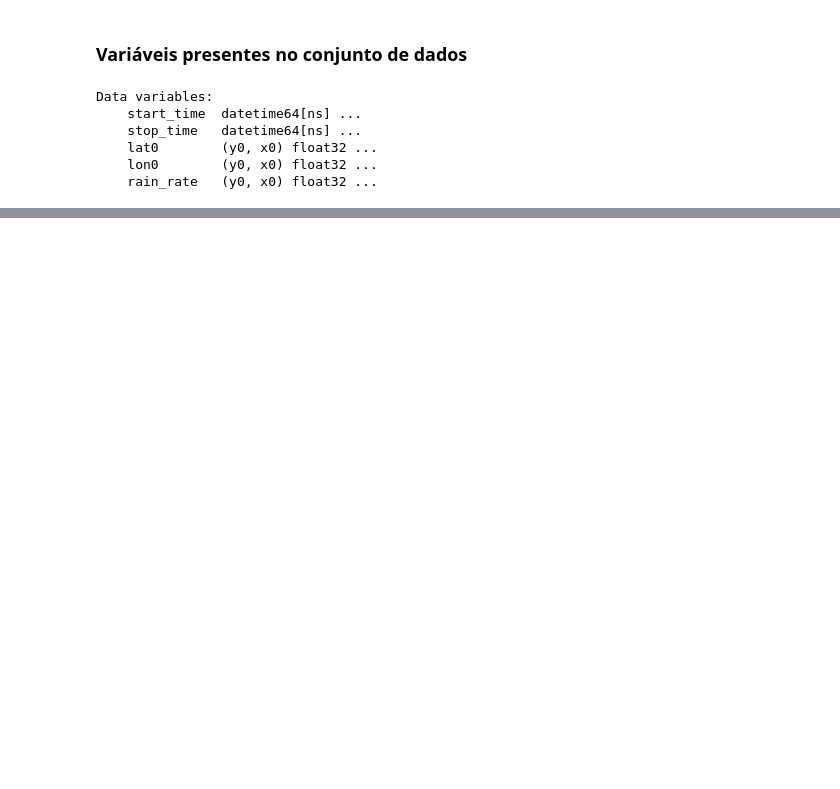
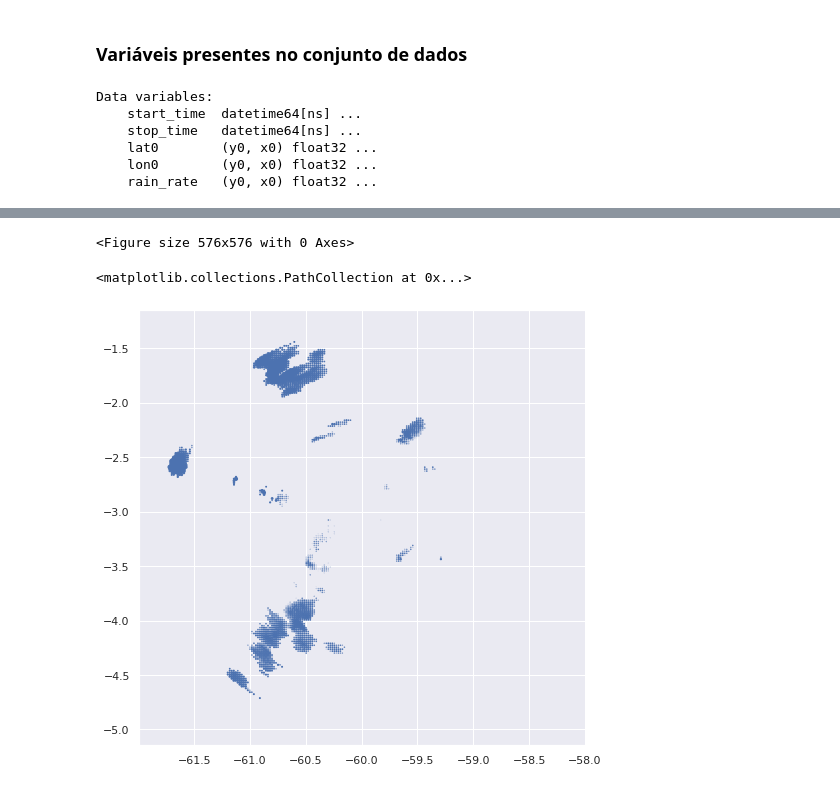
Before and after one commit to helvecioneto/CAP-394, a Jupyter notebook: 02-RADAR_RAINRATE.ipynb, the cells around one changed output, grey strips where cells are left out. Saved outputs shown, nothing was run; the diff lists cells and outputs as text; code cells hidden in the pictures; blank space fills up the shorter version.

```diff
--- a/02-RADAR_RAINRATE.ipynb
+++ b/02-RADAR_RAINRATE.ipynb
@@ -52,2 +101,10 @@ agreg['value'].plot()
+# %%
+plt.figure(figsize=(8,8))
+plt.scatter(lon,lat,rr)
+plt.savefig('image02')
+# %% [output]
+<Figure size 576x576 with 0 Axes>
+<matplotlib.collections.PathCollection at 0x...>
+[figure, added]
 # %%
 from lib.radar_plot import radar_plot
```
Also changed, not shown: parts of 23 cells of this notebook, 7 other files.
